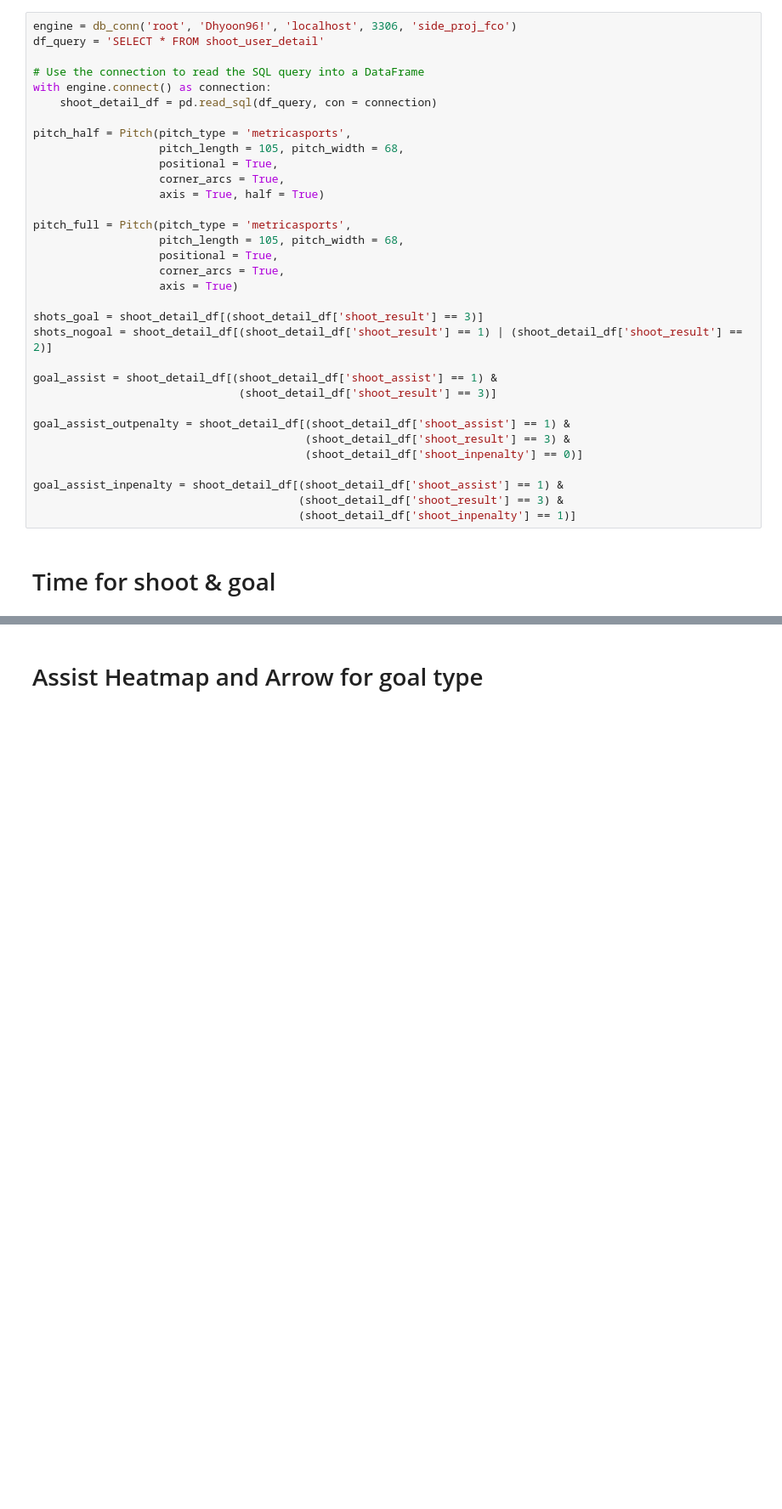
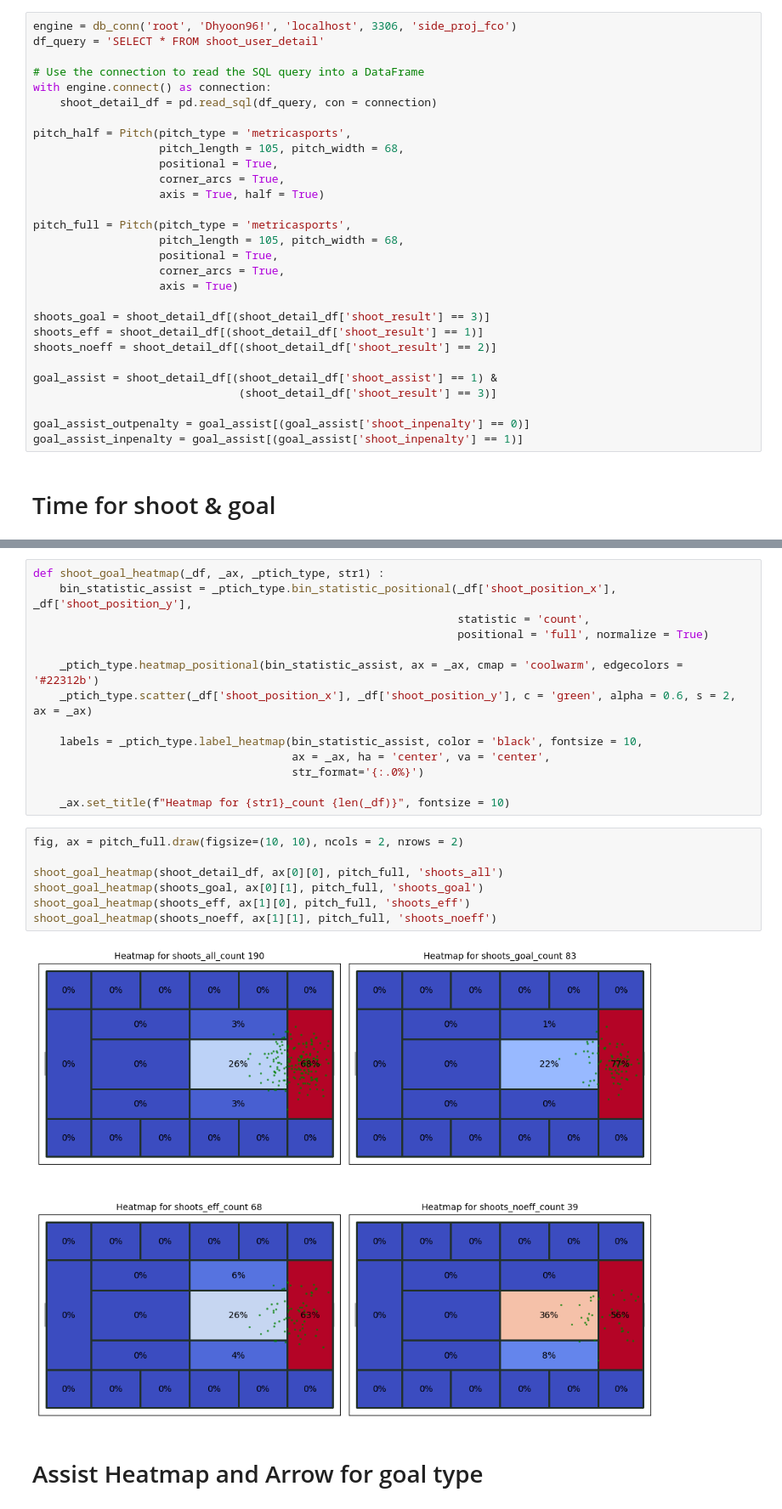
Before and after one commit to dohyun96305/Side_Proj_FCO, a Jupyter notebook: temp_folder/Jupyter_Notebook/shoot_user_visualization.ipynb, the cells around one changed output, grey strips where cells are left out. Shown at 85% size. Saved outputs shown, nothing was run; the diff lists cells and outputs as text; blank space fills up the shorter version.

```diff
--- a/temp_folder/Jupyter_Notebook/shoot_user_visualization.ipynb
+++ b/temp_folder/Jupyter_Notebook/shoot_user_visualization.ipynb
@@ -38,19 +38,15 @@ pitch_full = Pitch(pitch_type = 'metricasports',
                    corner_arcs = True,
                    axis = True)
 
-shots_goal = shoot_detail_df[(shoot_detail_df['shoot_result'] == 3)]
-shots_nogoal = shoot_detail_df[(shoot_detail_df['shoot_result'] == 1) | (shoot_detail_df['shoot_result'] == 2)]
+shoots_goal = shoot_detail_df[(shoot_detail_df['shoot_result'] == 3)]
+shoots_eff = shoot_detail_df[(shoot_detail_df['shoot_result'] == 1)]
+shoots_noeff = shoot_detail_df[(shoot_detail_df['shoot_result'] == 2)]
 
 goal_assist = shoot_detail_df[(shoot_detail_df['shoot_assist'] == 1) &
                                (shoot_detail_df['shoot_result'] == 3)]
 
-goal_assist_outpenalty = shoot_detail_df[(shoot_detail_df['shoot_assist'] == 1) &
-                                         (shoot_detail_df['shoot_result'] == 3) &
-                                         (shoot_detail_df['shoot_inpenalty'] == 0)]
-
-goal_assist_inpenalty = shoot_detail_df[(shoot_detail_df['shoot_assist'] == 1) &
-                                        (shoot_detail_df['shoot_result'] == 3) &
-                                        (shoot_detail_df['shoot_inpenalty'] == 1)]
+goal_assist_outpenalty = goal_assist[(goal_assist['shoot_inpenalty'] == 0)]
+goal_assist_inpenalty = goal_assist[(goal_assist['shoot_inpenalty'] == 1)]
 # %% [markdown]
 # Time for shoot & goal
 # %%
@@ -96,3 +97,26 @@ plt.show()
+# %%
+def shoot_goal_heatmap(_df, _ax, _ptich_type, str1) :
+    bin_statistic_assist = _ptich_type.bin_statistic_positional(_df['shoot_position_x'], _df['shoot_position_y'],
+                                                                statistic = 'count',
+                                                                positional = 'full', normalize = True)
+
+    _ptich_type.heatmap_positional(bin_statistic_assist, ax = _ax, cmap = 'coolwarm', edgecolors = '#22312b')
+    _ptich_type.scatter(_df['shoot_position_x'], _df['shoot_position_y'], c = 'green', alpha = 0.6, s = 2, ax = _ax)
+
+    labels = _ptich_type.label_heatmap(bin_statistic_assist, color = 'black', fontsize = 10,
+                                       ax = _ax, ha = 'center', va = 'center',
+                                       str_format='{:.0%}')
+
+    _ax.set_title(f"Heatmap for {str1}_count {len(_df)}", fontsize = 10)
+# %%
+fig, ax = pitch_full.draw(figsize=(10, 10), ncols = 2, nrows = 2)
+
+shoot_goal_heatmap(shoot_detail_df, ax[0][0], pitch_full, 'shoots_all')
+shoot_goal_heatmap(shoots_goal, ax[0][1], pitch_full, 'shoots_goal')
+shoot_goal_heatmap(shoots_eff, ax[1][0], pitch_full, 'shoots_eff')
+shoot_goal_heatmap(shoots_noeff, ax[1][1], pitch_full, 'shoots_noeff')
+# %% [output]
+[figure, added]
 # %% [markdown]
 # Assist Heatmap and Arrow for goal type
 # %%
```
Also changed, not shown: parts of 8 cells of this notebook.
